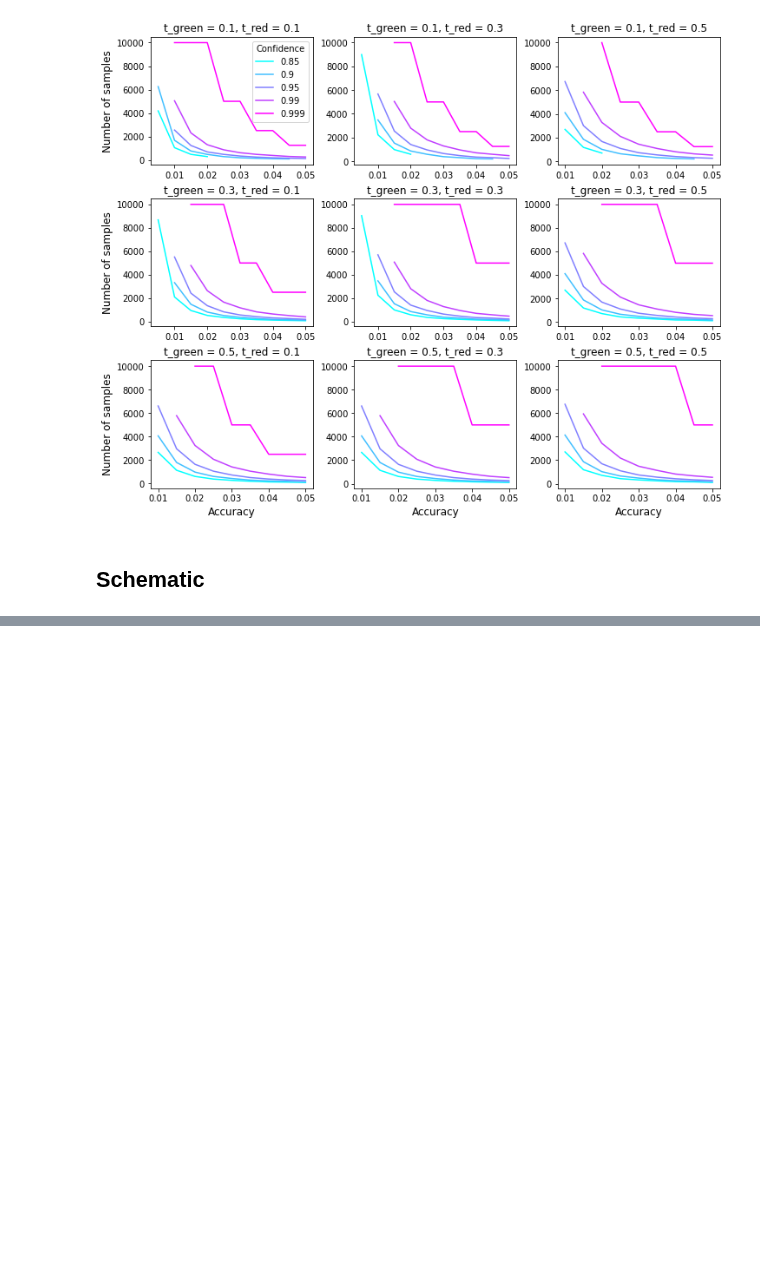
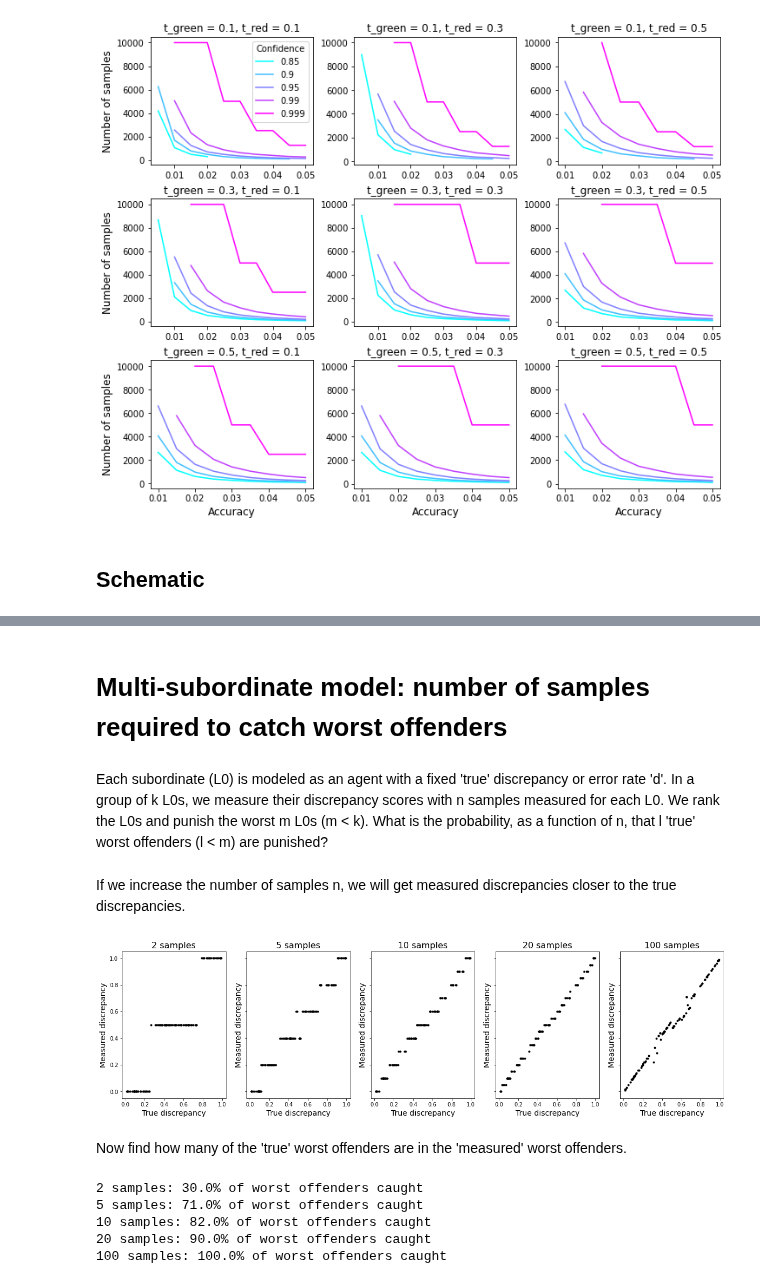
Before and after one commit to amrita112/DiscSim-old, a Jupyter notebook: Scripts/binomial_confidence_demo.ipynb, the cells around one changed output, grey strips where cells are left out. Drawn from its saved outputs; the diff is of its cells as text; code cells hidden in the pictures; blank space fills up the shorter version.

Commit message:
added multi-subordinate model

```diff
--- a/Scripts/binomial_confidence_demo.ipynb
+++ b/Scripts/binomial_confidence_demo.ipynb
@@ -396,0 +423,51 @@ Text(0.5, 1.0, '842 samples')
+# %% [markdown]
+# Multi-subordinate model: number of samples required to catch worst offenders
+# %% [markdown]
+Each subordinate (L0) is modeled as an agent with a fixed 'true' discrepancy or error rate 'd'. In a group of k L0s, we measure their discrepancy scores with n samples measured for each L0. We rank the L0s and punish the worst m L0s (m < k). What is the probability, as a function of n, that l 'true' worst offenders (l < m) are punished?
+# %%
+n_subordinates = 100
+n_punish = 10
+n_samples = 100
+random_seed = 0
+
+# Generate random values between 0 and 1 which will be the 'true' discrepancies or error rates of the subordinates
+true_disc = np.random.random(n_subordinates)
+
+# Run simulations - generate 'measured' discrepancy from a binomial distribution for each L0
+meas_disc = [binom.rvs(n_samples, true_disc[sub], random_state = random_seed)/n_samples for sub in range(n_subordinates)]
+# %% [markdown]
+If we increase the number of samples n, we will get measured discrepancies closer to the true discrepancies.
+# %%
+fig, ax = plt.subplots(nrows = 1, ncols = 5, sharey = True, figsize = [20, 5])
+i = 0
+
+for n_samples in [2, 5, 10, 20, 100]:
+
+    meas_disc = [binom.rvs(n_samples, true_disc[sub], random_state = random_seed)/n_samples for sub in range(n_subordinates)]
+
+    ax[i].scatter(true_disc, meas_disc, color = 'k', marker = '.')
+    ax[i].set_xlabel('True discrepancy', fontsize = 14)
+    ax[i].set_ylabel('Measured discrepancy', fontsize = 14)
+    ax[i].set_title('{0} samples'.format(n_samples), fontsize = 16)
+
+    i += 1
+# %% [output]
+[figure, added]
+# %% [markdown]
+Now find how many of the 'true' worst offenders are in the 'measured' worst offenders.
+# %%
+random_seed = 1
+for n_samples in [2, 5, 10, 20, 100]:
+
+    meas_disc = [binom.rvs(n_samples, true_disc[sub], random_state = random_seed)/n_samples for sub in range(n_subordinates)]
+    true_worst = np.argsort(true_disc)[-n_punish:]
+    meas_worst = np.argsort(meas_disc)[-n_punish:]
+
+    frac_caught = len([sub for sub in true_worst if sub in meas_worst])/n_punish
+    print('{0} samples: {1}% of worst offenders caught'.format(n_samples, frac_caught*100))
+# %% [output]
+2 samples: 30.0% of worst offenders caught
+5 samples: 71.0% of worst offenders caught
+10 samples: 82.0% of worst offenders caught
+20 samples: 90.0% of worst offenders caught
+100 samples: 100.0% of worst offenders caught
```
Also changed, not shown: parts of 11 cells of this notebook, 2 other files.
